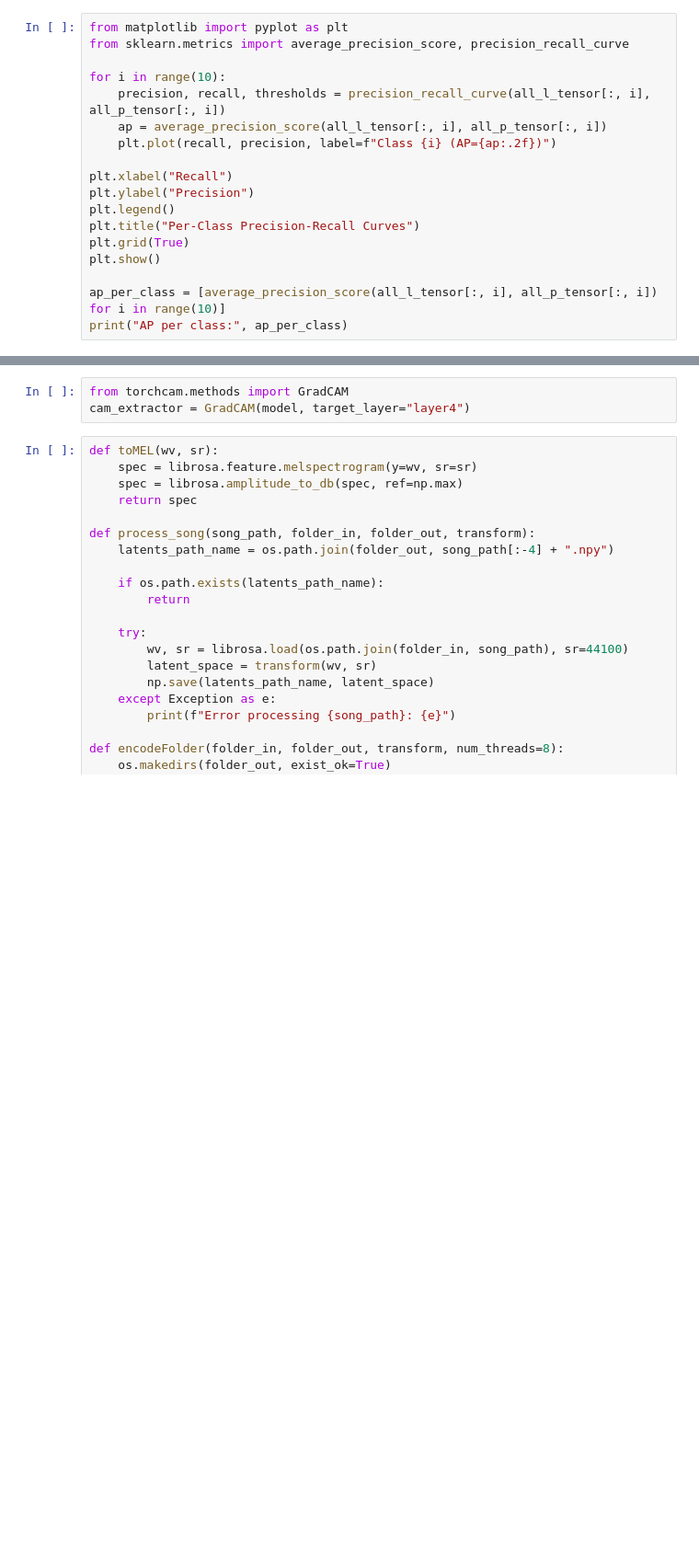
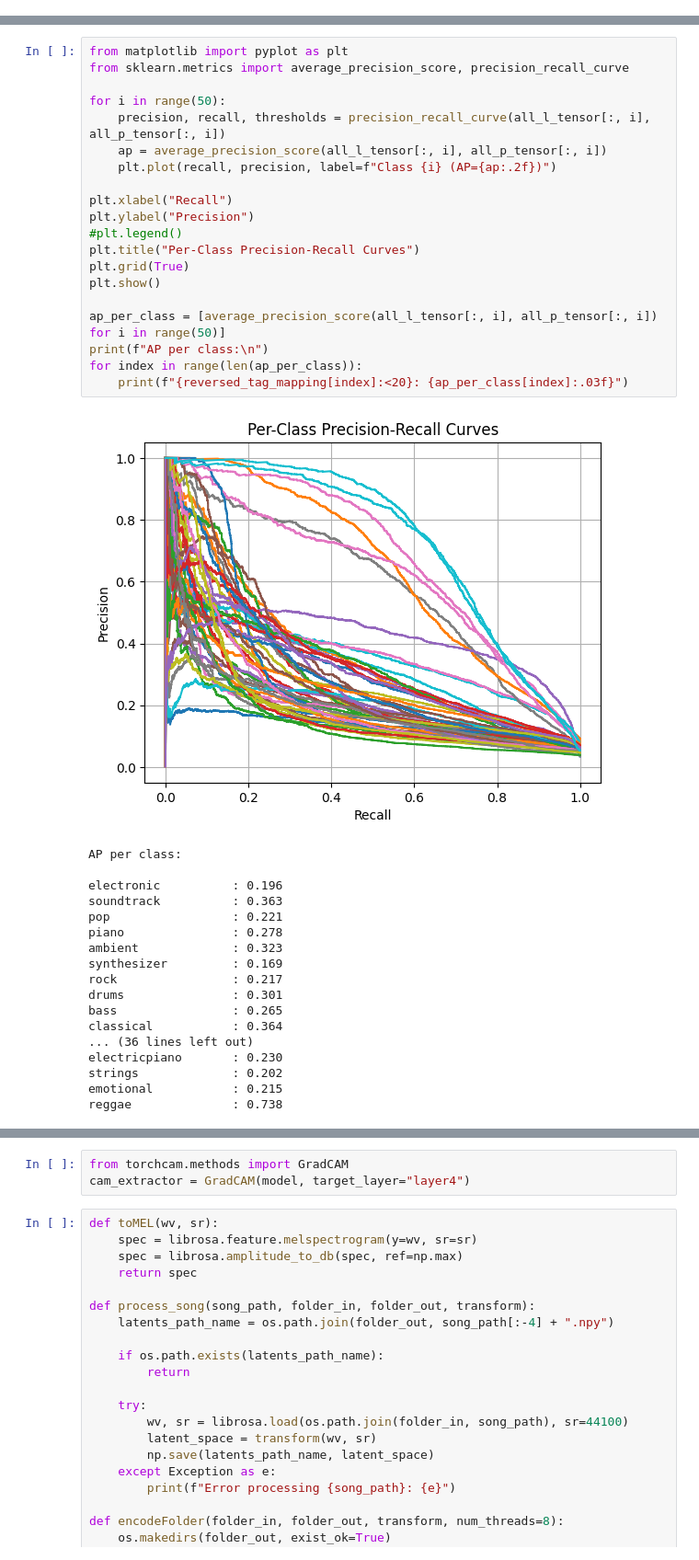
Before and after one commit to Gorp5/ContrastiveMusicLearning, a Jupyter notebook: src/Classification.ipynb, the cells around one changed output, grey strips where cells are left out. Shown at 92% size. Cells and saved outputs as stored; diff of their text form; blank space fills up the shorter version.

```diff
--- a/src/Classification.ipynb
+++ b/src/Classification.ipynb
@@ -138,21 +155,3 @@ test_loss_average, all_probs, all_labels = evaluate_classification(model, test_d
 
 all_p_tensor = torch.stack([torch.tensor(x) for x in all_probs], dim=0).float()
 all_l_tensor = torch.stack([torch.tensor(x) for x in all_labels], dim=0).int()
-# %%
-from matplotlib import pyplot as plt
-from sklearn.metrics import average_precision_score, precision_recall_curve
-
-for i in range(10):
-    precision, recall, thresholds = precision_recall_curve(all_l_tensor[:, i], all_p_tensor[:, i])
-    ap = average_precision_score(all_l_tensor[:, i], all_p_tensor[:, i])
-    plt.plot(recall, precision, label=f"Class {i} (AP={ap:.2f})")
-
-plt.xlabel("Recall")
-plt.ylabel("Precision")
-plt.legend()
-plt.title("Per-Class Precision-Recall Curves")
-plt.grid(True)
-plt.show()
-
-ap_per_class = [average_precision_score(all_l_tensor[:, i], all_p_tensor[:, i]) for i in range(10)]
-print("AP per class:", ap_per_class)
@@ -165,0 +165,39 @@ show_weights(c.weight.data.cpu())
+# %%
+from matplotlib import pyplot as plt
+from sklearn.metrics import average_precision_score, precision_recall_curve
+
+for i in range(50):
+    precision, recall, thresholds = precision_recall_curve(all_l_tensor[:, i], all_p_tensor[:, i])
+    ap = average_precision_score(all_l_tensor[:, i], all_p_tensor[:, i])
+    plt.plot(recall, precision, label=f"Class {i} (AP={ap:.2f})")
+
+plt.xlabel("Recall")
+plt.ylabel("Precision")
+#plt.legend()
+plt.title("Per-Class Precision-Recall Curves")
+plt.grid(True)
+plt.show()
+
+ap_per_class = [average_precision_score(all_l_tensor[:, i], all_p_tensor[:, i]) for i in range(50)]
+print(f"AP per class:\n")
+for index in range(len(ap_per_class)):
+    print(f"{reversed_tag_mapping[index]:<20}: {ap_per_class[index]:.03f}")
+# %% [output]
+[figure, added]
+AP per class:
+
+electronic          : 0.196
+soundtrack          : 0.363
+pop                 : 0.221
+piano               : 0.278
+ambient             : 0.323
+synthesizer         : 0.169
+rock                : 0.217
+drums               : 0.301
+bass                : 0.265
+classical           : 0.364
+... (36 lines left out)
+electricpiano       : 0.230
+strings             : 0.202
+emotional           : 0.215
+reggae              : 0.738
```
Also changed, not shown: parts of 22 cells of this notebook, 6 other files.
